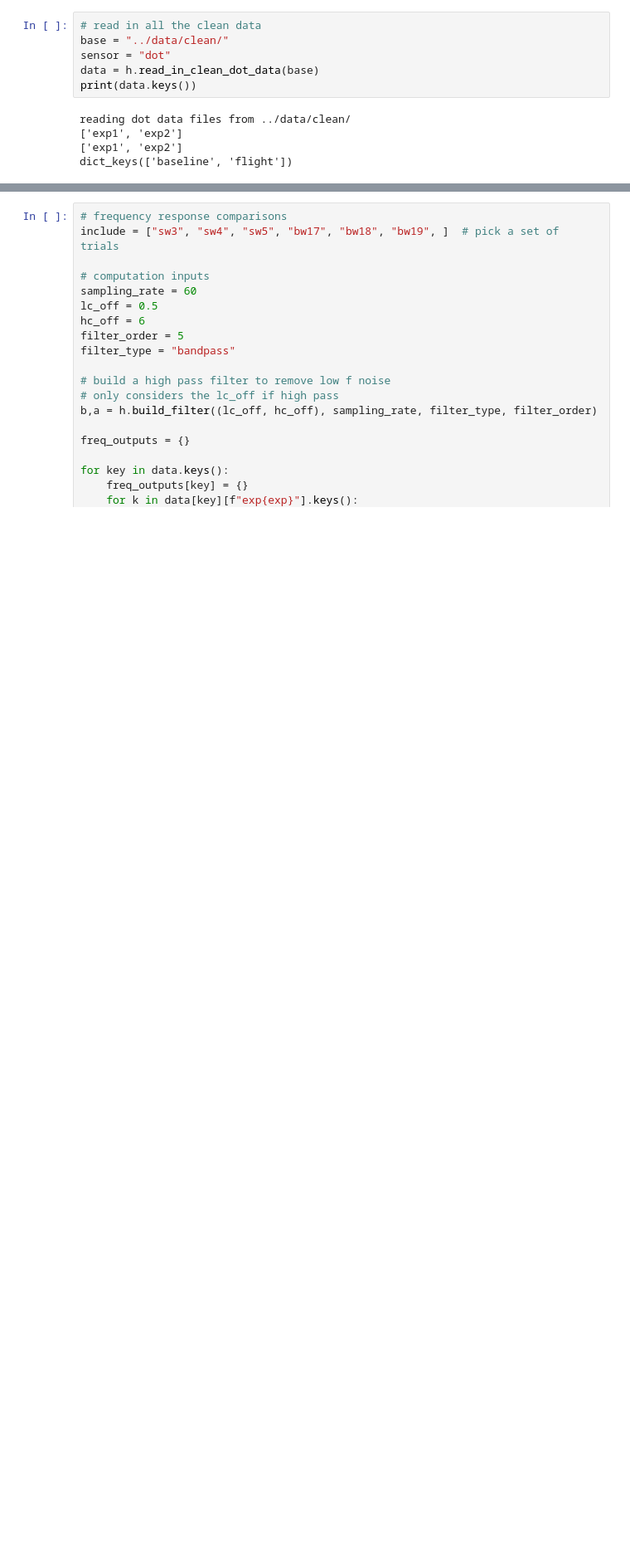
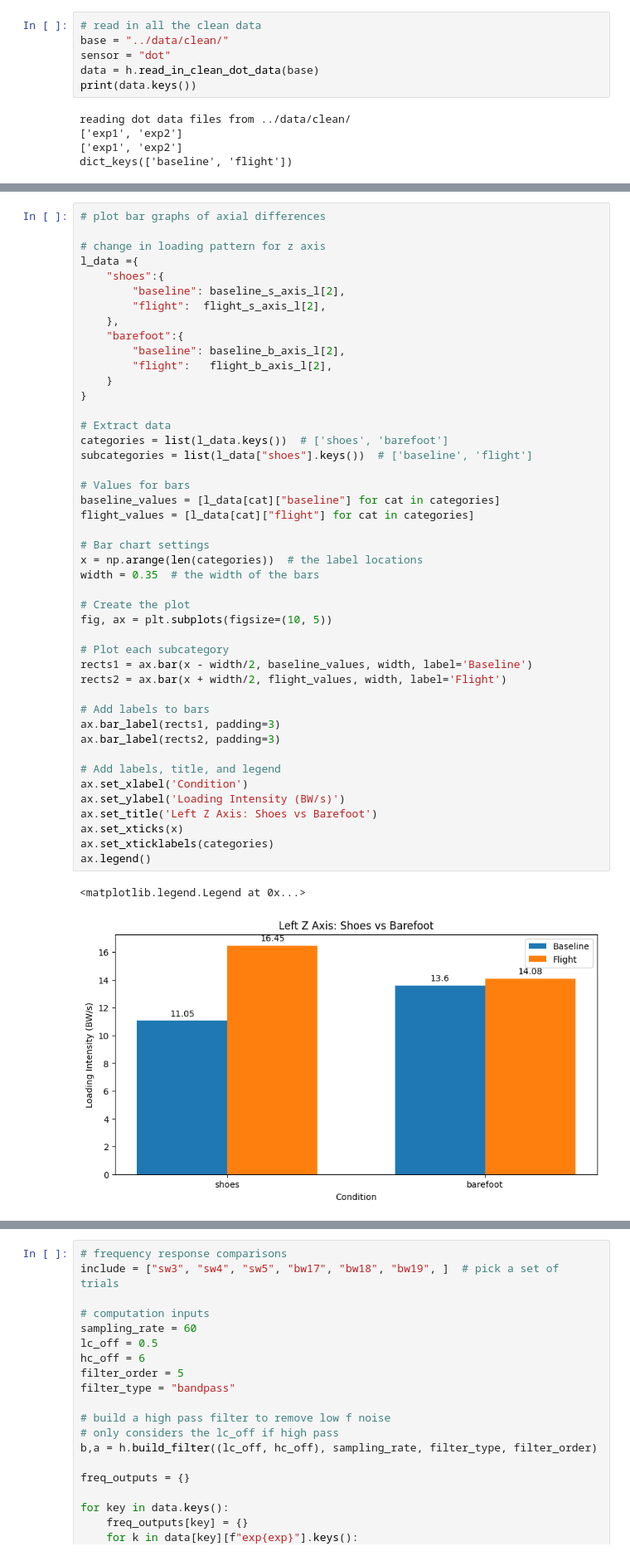
Before and after one commit to mcrooks83/ESA_85th_pbf_campaign_os, a Jupyter notebook: data_processing/1. dot walk.ipynb, the cells around one changed output, grey strips where cells are left out. Shown at 83% size. Saved outputs shown, nothing was run; the diff lists cells and outputs as text; blank space fills up the shorter version.

```diff
--- a/data_processing/1. dot walk.ipynb
+++ b/data_processing/1. dot walk.ipynb
@@ -176,0 +177,48 @@ barefoot:  x: 7.16,  y: 7.79, z: 14.18
+# %%
+# plot bar graphs of axial differences
+
+# change in loading pattern for z axis
+l_data ={
+    "shoes":{
+        "baseline": baseline_s_axis_l[2],
+        "flight":  flight_s_axis_l[2],
+    },
+    "barefoot":{
+        "baseline": baseline_b_axis_l[2],
+        "flight":   flight_b_axis_l[2],
+    }
+}
+
+# Extract data
+categories = list(l_data.keys())  # ['shoes', 'barefoot']
+subcategories = list(l_data["shoes"].keys())  # ['baseline', 'flight']
+
+# Values for bars
+baseline_values = [l_data[cat]["baseline"] for cat in categories]
+flight_values = [l_data[cat]["flight"] for cat in categories]
+
+# Bar chart settings
+x = np.arange(len(categories))  # the label locations
+width = 0.35  # the width of the bars
+
+# Create the plot
+fig, ax = plt.subplots(figsize=(10, 5))
+
+# Plot each subcategory
+rects1 = ax.bar(x - width/2, baseline_values, width, label='Baseline')
+rects2 = ax.bar(x + width/2, flight_values, width, label='Flight')
+
+# Add labels to bars
+ax.bar_label(rects1, padding=3)
+ax.bar_label(rects2, padding=3)
+
+# Add labels, title, and legend
+ax.set_xlabel('Condition')
+ax.set_ylabel('Loading Intensity (BW/s)')
+ax.set_title('Left Z Axis: Shoes vs Barefoot')
+ax.set_xticks(x)
+ax.set_xticklabels(categories)
+ax.legend()
+# %% [output]
+<matplotlib.legend.Legend at 0x...>
+[figure, added]
```
Also changed, not shown: parts of 9 cells of this notebook, 7 other files.
